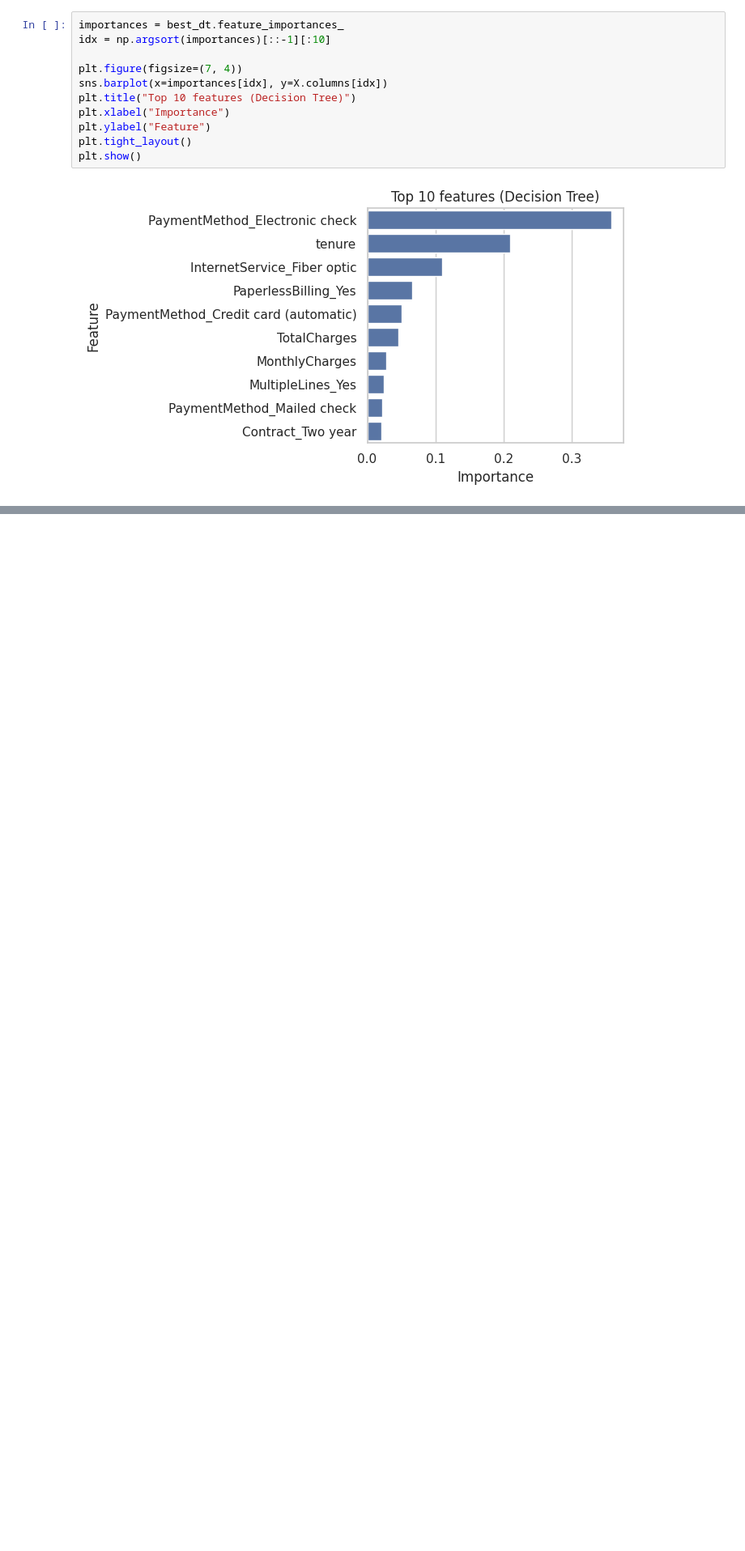
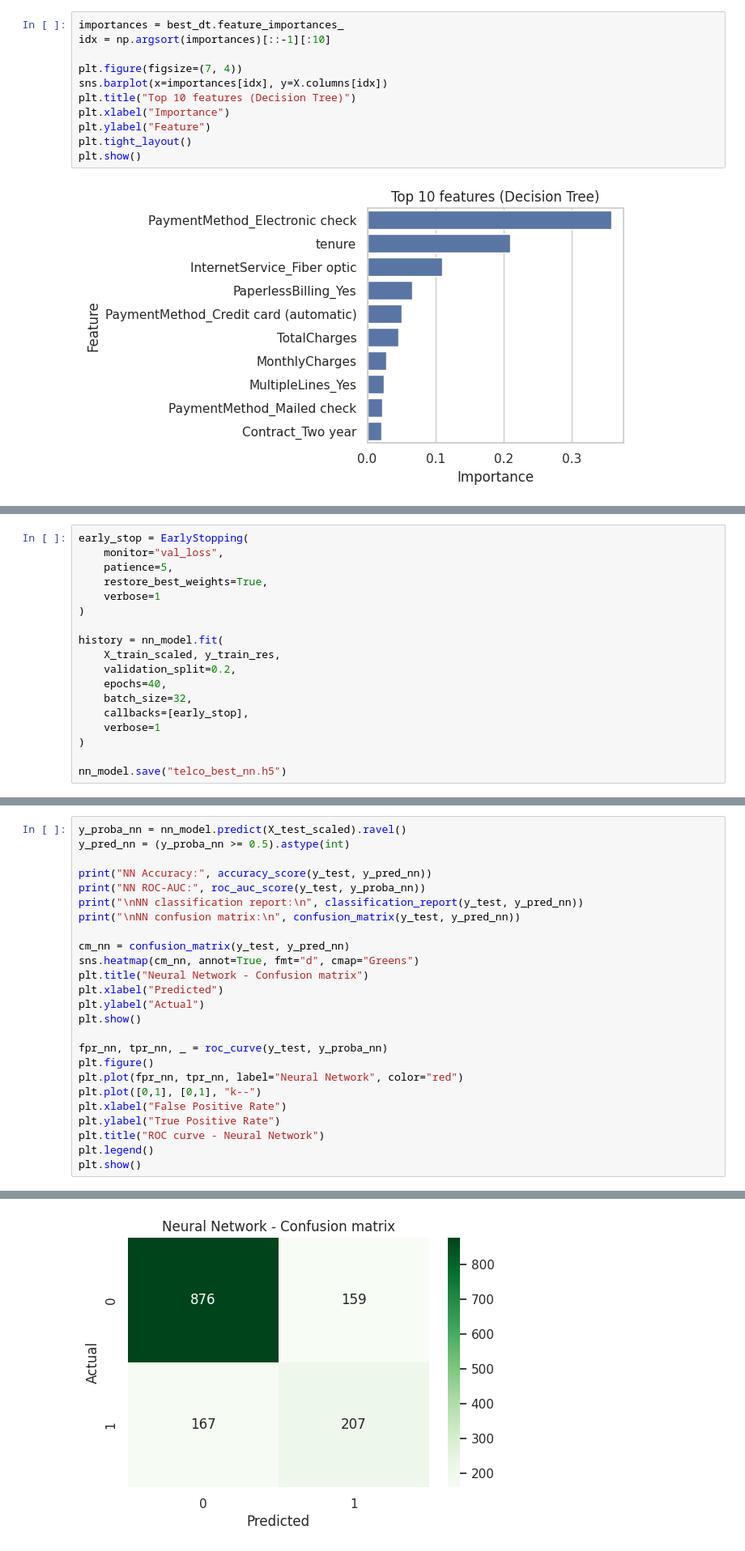
Before and after one commit to DinithYM/ML-CW, a Jupyter notebook: CM2604_CW.ipynb, the cells around one changed output, grey strips where cells are left out. Shown at 81% size. Cells and saved outputs as stored; diff of their text form; blank space fills up the shorter version.

Commit message:
Implemented the neural network with early stopping and evaluation plots

```diff
--- a/CM2604_CW.ipynb
+++ b/CM2604_CW.ipynb
@@ -368,0 +406,18 @@ plt.show()
+# %%
+early_stop = EarlyStopping(
+    monitor="val_loss",
+    patience=5,
+    restore_best_weights=True,
+    verbose=1
+)
+
+history = nn_model.fit(
+    X_train_scaled, y_train_res,
+    validation_split=0.2,
+    epochs=40,
+    batch_size=32,
+    callbacks=[early_stop],
+    verbose=1
+)
+
+nn_model.save("telco_best_nn.h5")
@@ -368,0 +443,26 @@ plt.show()
+# %%
+y_proba_nn = nn_model.predict(X_test_scaled).ravel()
+y_pred_nn = (y_proba_nn >= 0.5).astype(int)
+
+print("NN Accuracy:", accuracy_score(y_test, y_pred_nn))
+print("NN ROC-AUC:", roc_auc_score(y_test, y_proba_nn))
+print("\nNN classification report:\n", classification_report(y_test, y_pred_nn))
+print("\nNN confusion matrix:\n", confusion_matrix(y_test, y_pred_nn))
+
+cm_nn = confusion_matrix(y_test, y_pred_nn)
+sns.heatmap(cm_nn, annot=True, fmt="d", cmap="Greens")
+plt.title("Neural Network - Confusion matrix")
+plt.xlabel("Predicted")
+plt.ylabel("Actual")
+plt.show()
+
+fpr_nn, tpr_nn, _ = roc_curve(y_test, y_proba_nn)
+plt.figure()
+plt.plot(fpr_nn, tpr_nn, label="Neural Network", color="red")
+plt.plot([0,1], [0,1], "k--")
+plt.xlabel("False Positive Rate")
+plt.ylabel("True Positive Rate")
+plt.title("ROC curve - Neural Network")
+plt.legend()
+plt.show()
+# %% [output]
@@ -368,0 +487 @@ plt.show()
+[figure, added]
```
Also changed, not shown: parts of 4 cells of this notebook.
